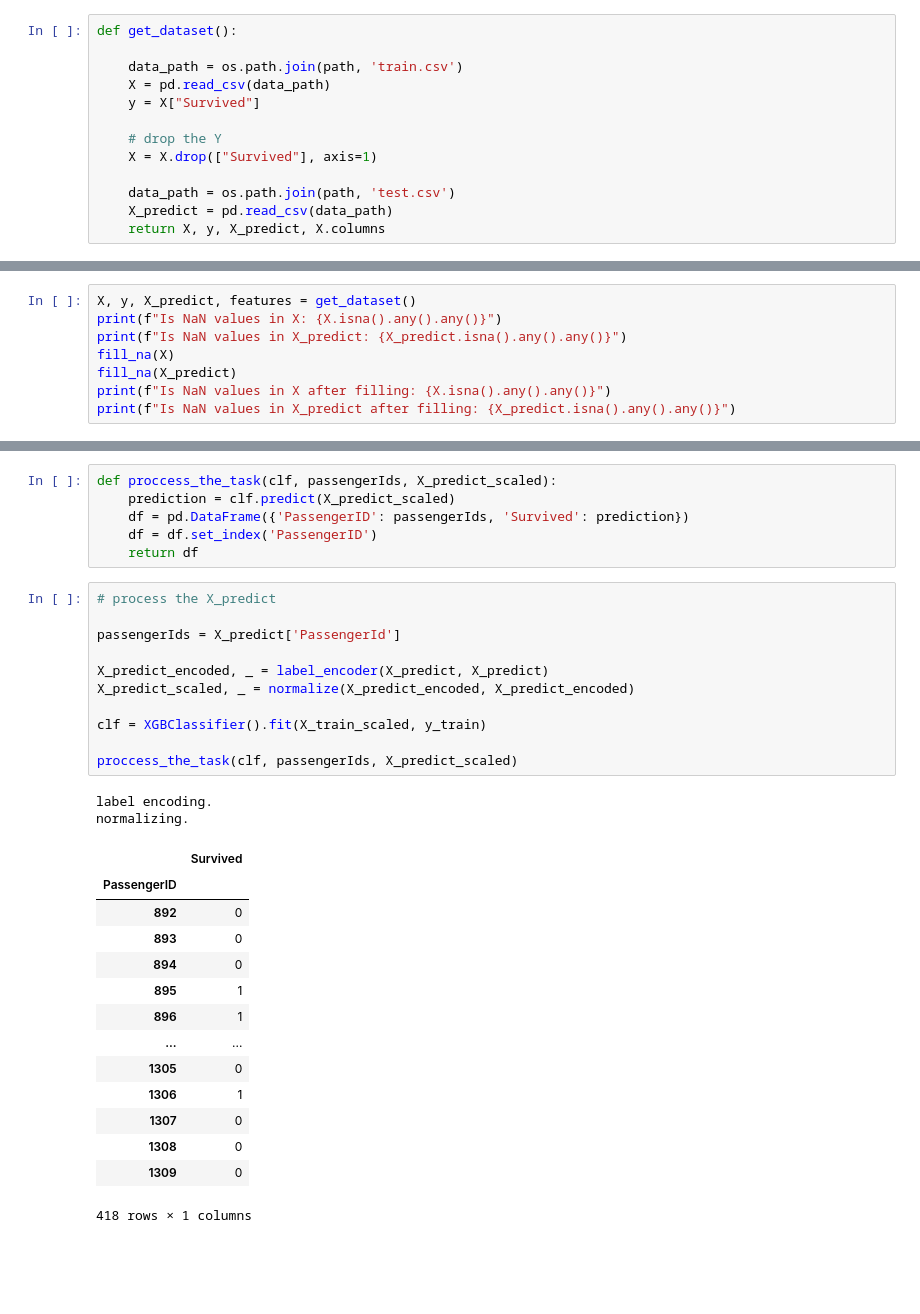
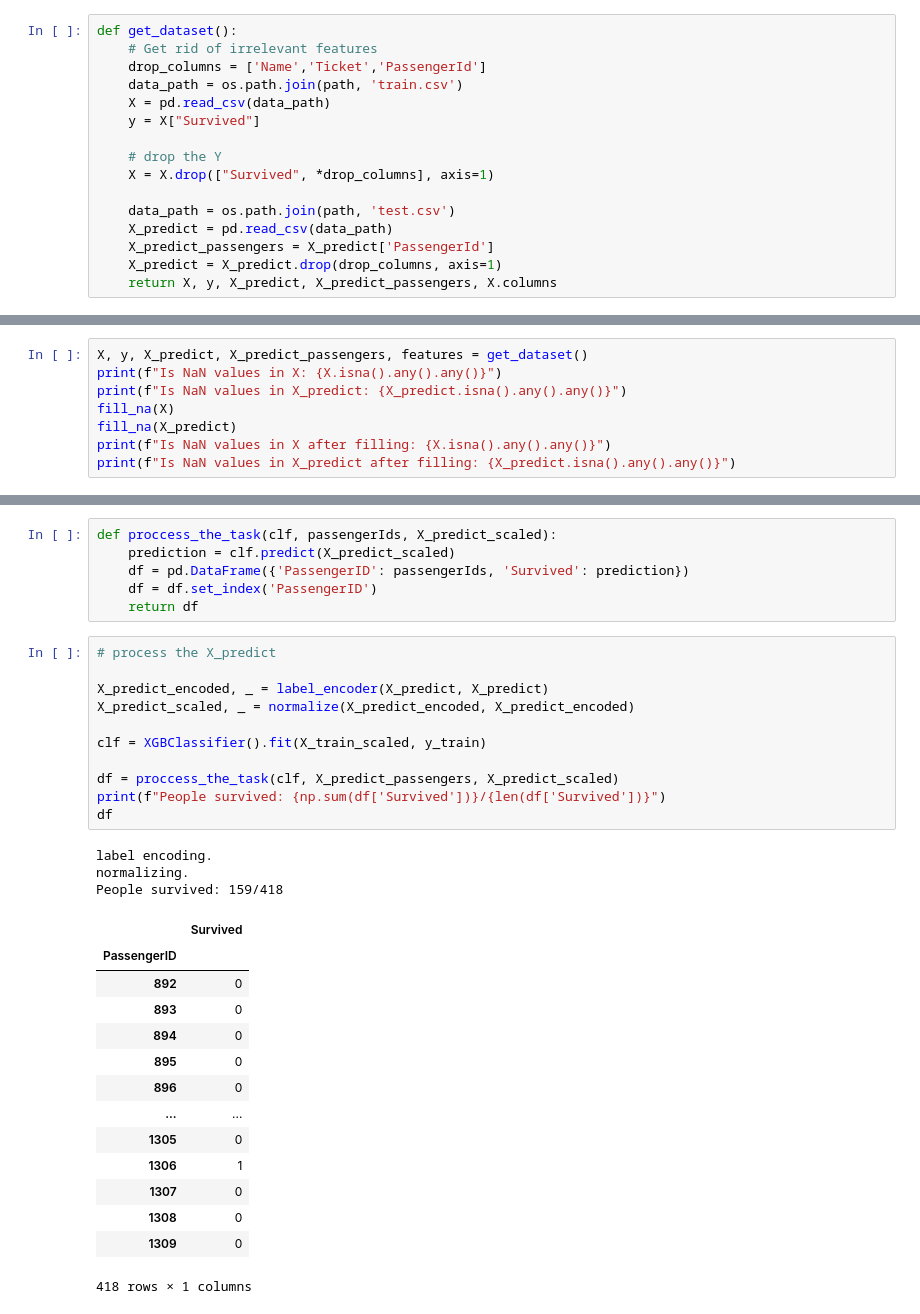
Before and after one commit to Propsi4/Amazinum, a Jupyter notebook: Homeworks/supervised_ml_cover/lesson_12_supervised_ml_cover.ipynb, the cells around one changed output, grey strips where cells are left out. Drawn from its saved outputs; the diff is of its cells as text; blank space fills up the shorter version.

```diff
--- a/Homeworks/supervised_ml_cover/lesson_12_supervised_ml_cover.ipynb
+++ b/Homeworks/supervised_ml_cover/lesson_12_supervised_ml_cover.ipynb
@@ -1214,17 +1214,20 @@ path
 </font>
 # %%
 def get_dataset():
-
+    # Get rid of irrelevant features
+    drop_columns = ['Name','Ticket','PassengerId']
     data_path = os.path.join(path, 'train.csv')
     X = pd.read_csv(data_path)
     y = X["Survived"]
 
     # drop the Y
-    X = X.drop(["Survived"], axis=1)
+    X = X.drop(["Survived", *drop_columns], axis=1)
 
     data_path = os.path.join(path, 'test.csv')
     X_predict = pd.read_csv(data_path)
-    return X, y, X_predict, X.columns
+    X_predict_passengers = X_predict['PassengerId']
+    X_predict = X_predict.drop(drop_columns, axis=1)
+    return X, y, X_predict, X_predict_passengers, X.columns
 # %% [markdown]
 <font color = green >
 
@@ -1232,7 +1235,7 @@ def get_dataset():
 
 </font>
 # %%
-X, y, X_predict, features = get_dataset()
+X, y, X_predict, X_predict_passengers, features = get_dataset()
 print(f"Is NaN values in X: {X.isna().any().any()}")
 print(f"Is NaN values in X_predict: {X_predict.isna().any().any()}")
 fill_na(X)
@@ -1359,25 +1362,26 @@ def proccess_the_task(clf, passengerIds, X_predict_scaled):
     return df
 # %%
 # process the X_predict
-
-passengerIds = X_predict['PassengerId']
 
 X_predict_encoded, _ = label_encoder(X_predict, X_predict)
 X_predict_scaled, _ = normalize(X_predict_encoded, X_predict_encoded)
 
 clf = XGBClassifier().fit(X_train_scaled, y_train)
 
-proccess_the_task(clf, passengerIds, X_predict_scaled)
+df = proccess_the_task(clf, X_predict_passengers, X_predict_scaled)
+print(f"People survived: {np.sum(df['Survived'])}/{len(df['Survived'])}")
+df
 # %% [output]
 label encoding.
 normalizing.
+People survived: 159/418
 |  | Survived |
 | PassengerID |  |
 | 892 | 0 |
 | 893 | 0 |
 | 894 | 0 |
-| 895 | 1 |
-| 896 | 1 |
+| 895 | 0 |
+| 896 | 0 |
 | ... | ... |
 | 1305 | 0 |
 | 1306 | 1 |
```
Also changed, not shown: parts of 3 cells of this notebook, 4 other files.
